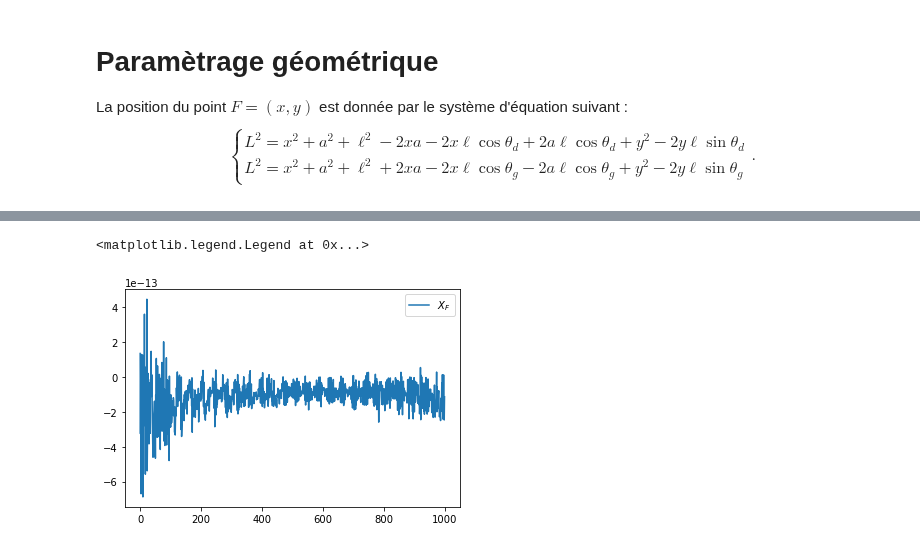
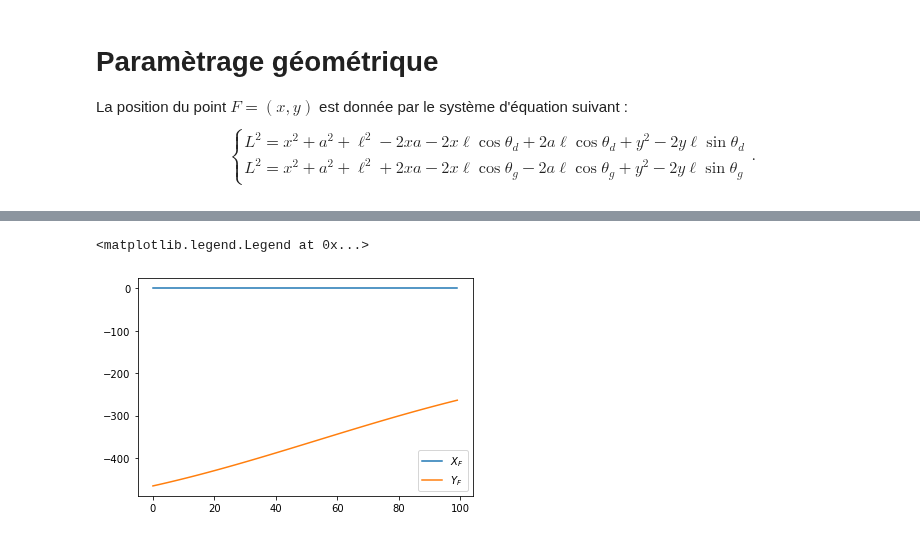
Before and after one commit to xpessoles/TP_Documents_PSI, a Jupyter notebook: RobotDelta2D/Jupyter/CinematiqueDirecte.ipynb, the cells around one changed output, grey strips where cells are left out. Saved outputs shown, nothing was run; the diff lists cells and outputs as text; code cells hidden in the pictures.

```diff
--- a/RobotDelta2D/Jupyter/CinematiqueDirecte.ipynb
+++ b/RobotDelta2D/Jupyter/CinematiqueDirecte.ipynb
@@ -17,39 +74,29 @@ $$
 # %%
-L = 350 # mm
-l = 170 # mm
-a = 60  # mm
+def f(y):
+    xnum = a*l*(np.cos(theta_d)+np.cos(theta_g)) + y*l*(np.sin(theta_g) -np.sin(theta_d))
+    xden = 2*a -l*(- np.cos(theta_d)+ np.cos(theta_g))
+    x = xnum/xden
+    return x**2 + a**2 + l**2 - 2*x*a -2*x*l*np.cos(theta_d)+2*a*l*np.cos(theta_d) + y**2 -2*y*l*np.sin(theta_d) -L**2
 
-sol_ini = [0,-300]
-theta_g_0 = np.radians(-60)
-theta_g_f = np.radians(60)
-
-theta_d_0 = np.radians(240)
-theta_d_f = np.radians(120)
-
-les_theta_g = np.linspace(theta_g_0,theta_g_f,1000)
-les_theta_d = np.linspace(theta_d_0,theta_d_f,1000)
-
-def f(X):
-    x = X[0]
-    y = X[1]
-    Y = [x**2 + a**2 + l**2 - 2*x*a -2*x*l*np.cos(theta_d)+2*a*l*np.cos(theta_d) + y**2 -2*y*l*np.sin(theta_d) -L**2,\
-    x**2 + a**2 + l**2 + 2*x*a -2*x*l*np.cos(theta_g)-2*a*l*np.cos(theta_g) + y**2 -2*y*l*np.sin(theta_g) -L**2]
-    return Y
+def calc_x(y) :
+    xnum = a*l*(np.cos(theta_d)+np.cos(theta_g)) + y*l*(np.sin(theta_g) -np.sin(theta_d))
+    xden = 2*a -l*(- np.cos(theta_d)+ np.cos(theta_g))
+    x = xnum/xden
+    return x
 
 def solve_directe():
     les_x = []
     les_y = []
+    sol_ini = -200
     for i in range(len(les_theta_g)):
         global theta_d,theta_g
         theta_d = les_theta_d[i]
         theta_g = les_theta_g[i]
         sol = fsolve(f,sol_ini)
-        les_x.append(sol[0])
+        sol_ini = sol[0]
         les_y.append(sol[0])
+        les_x.append(calc_x(sol_ini))
+
     return les_x,les_y
 
 les_xF,les_yF = solve_directe()
-
-plt.plot(np.degrees(les_theta_g),label = "$\\theta_g$")
-plt.plot(np.degrees(les_theta_d),label = "$\\theta_d$")
-plt.legend()
@@ -66,7 +103,7 @@ plt.legend()
 # %%
 plt.plot(les_xF,label="$X_F$")
-#plt.plot(les_yF,label="$Y_F$")
+plt.plot(les_yF,label="$Y_F$")
 plt.legend()
 # %% [output]
 <matplotlib.legend.Legend at 0x...>
-[figure, old version]
+[figure, new version]
```
Also changed, not shown: parts of 8 cells of this notebook, 2 other files.
